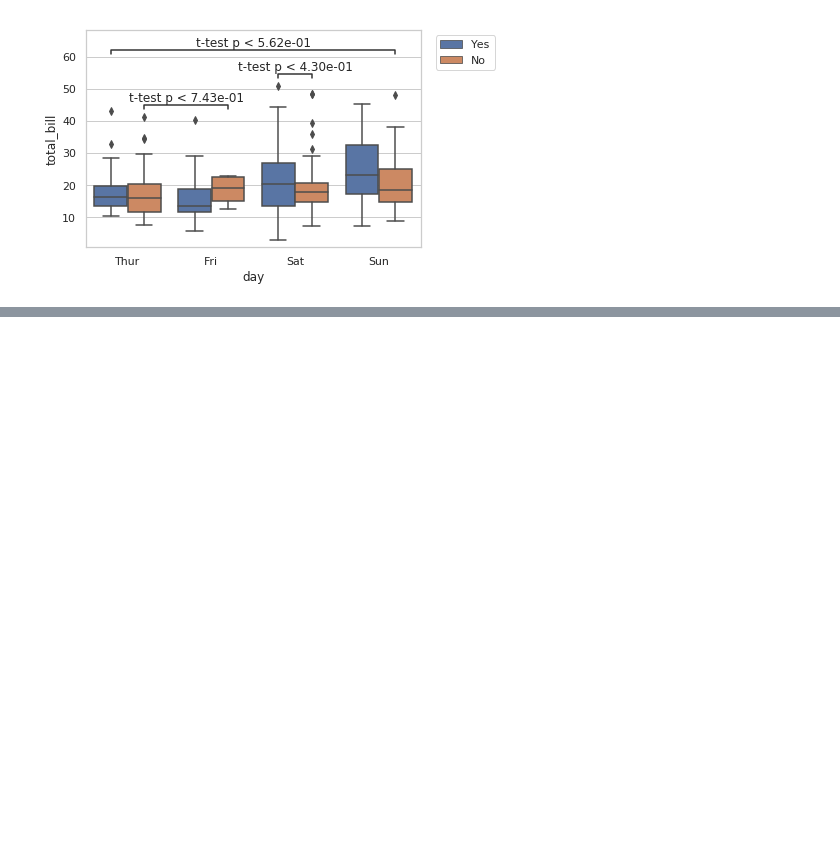
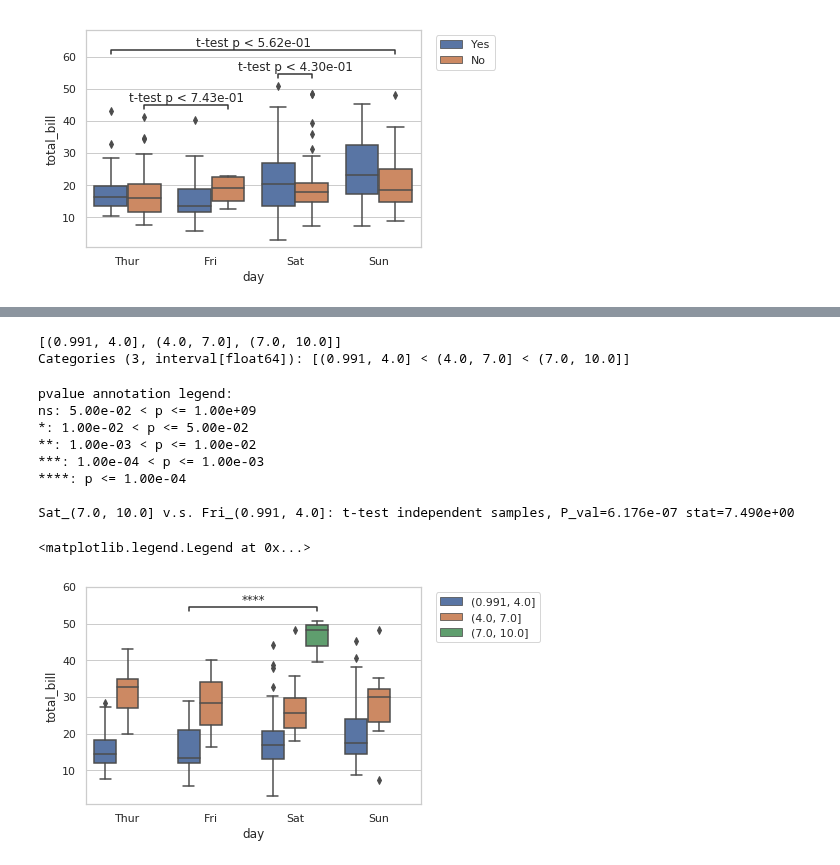
Before and after one commit to trevismd/statannotations, a Jupyter notebook: example/example.ipynb, the cells around one changed output, grey strips where cells are left out. Cells and saved outputs as stored; diff of their text form; code cells hidden in the pictures; blank space fills up the shorter version.

Commit message:
added bucketed categories boxplot example

```diff
--- a/example/example.ipynb
+++ b/example/example.ipynb
@@ -47,0 +56,3 @@ Sun_No v.s. Thur_Yes: t-test independent samples, P_val=5.623e-01 stat=5.822e-01
+# %%
+df['tip_bucket'] = pd.cut(df['tip'], 3)
+df.head()
@@ -47,0 +66,30 @@ Sun_No v.s. Thur_Yes: t-test independent samples, P_val=5.623e-01 stat=5.822e-01
+# %%
+tip_bucket_list = df['tip_bucket'].unique()
+tip_bucket_list
+# %% [output]
+[(0.991, 4.0], (4.0, 7.0], (7.0, 10.0]]
+Categories (3, interval[float64]): [(0.991, 4.0] < (4.0, 7.0] < (7.0, 10.0]]
+# %%
+x = "day"
+y = "total_bill"
+hue = "tip_bucket"
+data = df
+ax = sns.boxplot(data=df, x=x, y=y, hue=hue)
+boxPlotter = sns.categorical._BoxPlotter(x, y, hue, data, order, hue_order=None,
+                                         orient=None, width=.8, color=None, palette=None, saturation=.75,
+                                         dodge=True, fliersize=5, linewidth=None)
+add_stat_annotation(ax, data=df, x=x, y=y, hue=hue,
+                    boxPairList=[(("Sat", tip_bucket_list[2]), ("Fri", tip_bucket_list[0]))],
+                    test='t-test', loc='inside', verbose=2)
+plt.legend(loc='upper left', bbox_to_anchor=(1.03, 1))
+# %% [output]
+pvalue annotation legend:
+ns: 5.00e-02 < p <= 1.00e+09
+*: 1.00e-02 < p <= 5.00e-02
+**: 1.00e-03 < p <= 1.00e-02
+***: 1.00e-04 < p <= 1.00e-03
+****: p <= 1.00e-04
+
+Sat_(7.0, 10.0] v.s. Fri_(0.991, 4.0]: t-test independent samples, P_val=6.176e-07 stat=7.490e+00
+<matplotlib.legend.Legend at 0x...>
+[figure, added]
```
Also changed, not shown: parts of 7 cells of this notebook, 1 other file.
